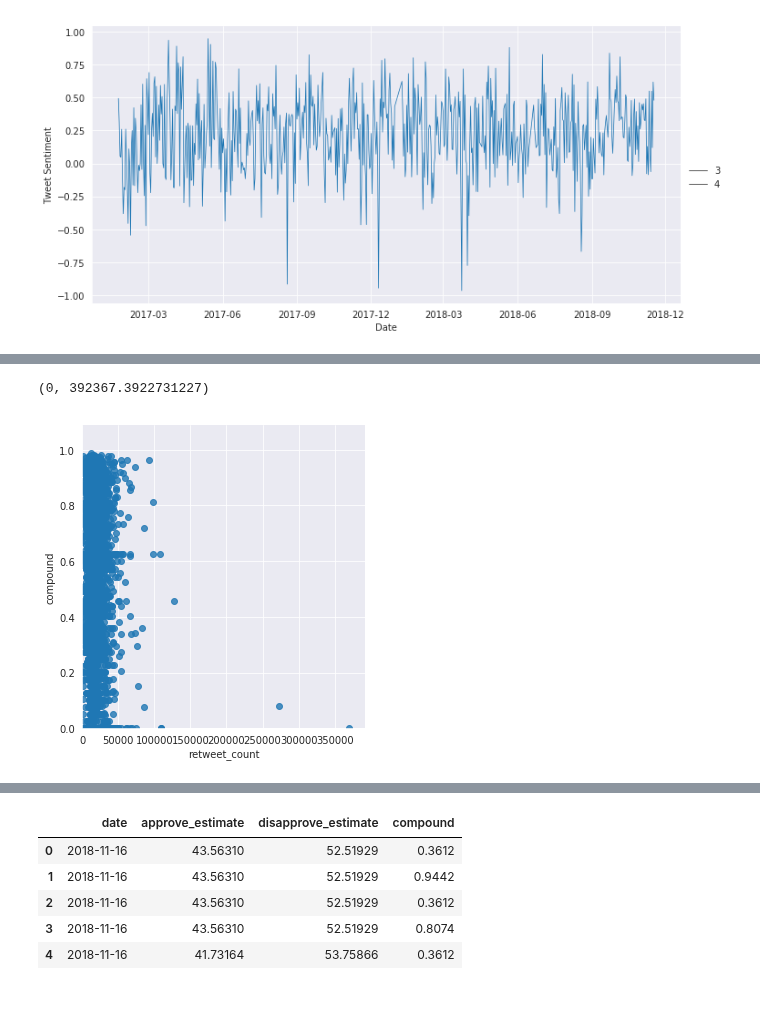
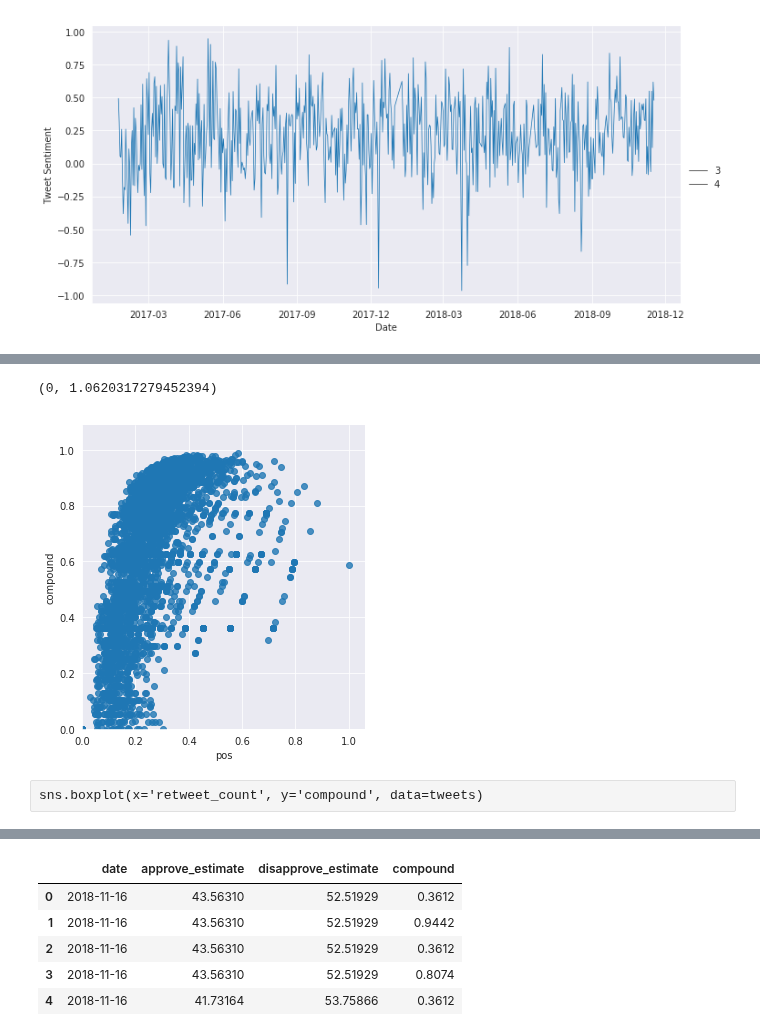
Before and after one commit to naivelogic/Machine_Learning_Notebooks, a Jupyter notebook: Data_Science/Trump's Approval Rating and the Stock Market.ipynb, the cells around one changed output, grey strips where cells are left out. Saved outputs shown, nothing was run; the diff lists cells and outputs as text; code cells hidden in the pictures; blank space fills up the shorter version.

```diff
--- a/Data_Science/Trump's Approval Rating and the Stock Market.ipynb
+++ b/Data_Science/Trump's Approval Rating and the Stock Market.ipynb
@@ -204,10 +209,10 @@ tweets.head()
 # %%
-sns.lmplot(x='retweet_count', y='compound', data=tweets,
+sns.lmplot(x='pos', y='compound', data=tweets,
            fit_reg=False)
 
 # Tweak using Matplotlib
 plt.ylim(0, None)
 plt.xlim(0, None)
 # %% [output]
-(0, 392367.3922731227)
+(0, 1.0620317279452394)
-[figure, old version]
+[figure, new version]
@@ -216,3 +219,5 @@ sns.boxplot(x='retweet_count', y='compound', data=tweets)
+# %% [raw]
+sns.boxplot(x='retweet_count', y='compound', data=tweets)
 # %% [markdown]
 ## Twitter Analysis with the Stock Market
 
```
Also changed, not shown: parts of 15 cells of this notebook.
